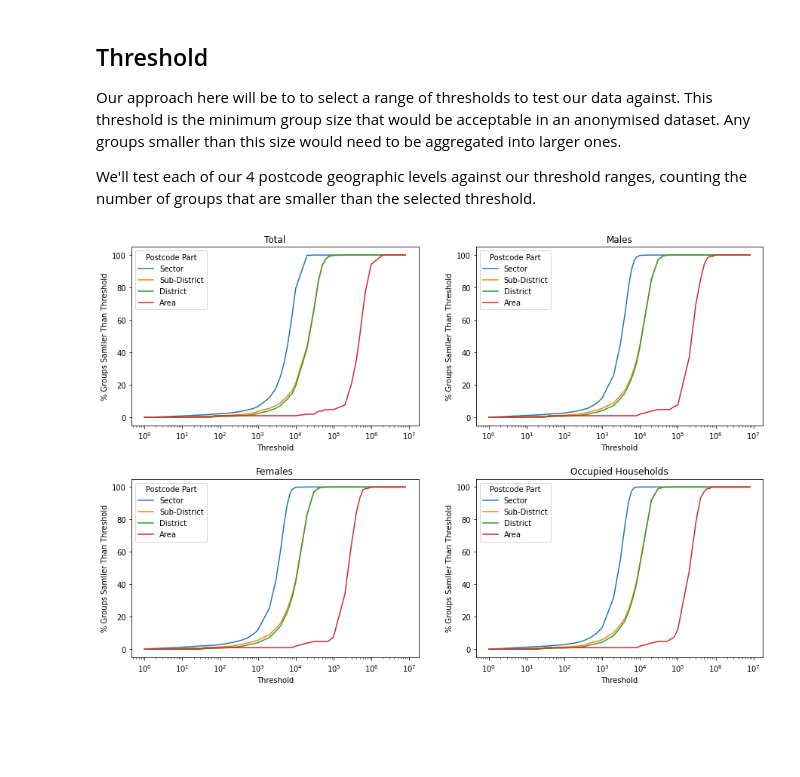
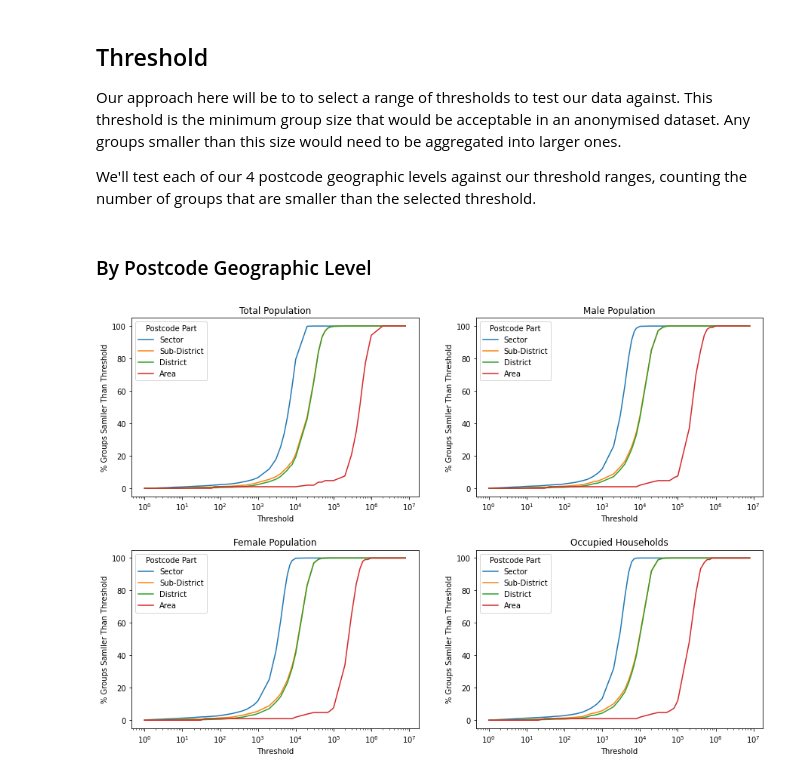
Before and after one commit to adhardy/mirador-task-sheet, a Jupyter notebook: postcode analysis/postcodes.ipynb, the cells around one changed output. Drawn from its saved outputs; the diff is of its cells as text; code cells hidden in the pictures; blank space fills up the shorter version.

```diff
--- a/postcode analysis/postcodes.ipynb
+++ b/postcode analysis/postcodes.ipynb
@@ -93,6 +93,7 @@ These represent increasingly larger geographical areas (with the smallest being
 regex_str = r"^(((([A-Z]{1,2})[0-9]{1,2})[A-Z]?)\s*[0-9])[A-Z]{2}$"
 postcode_parts = ["Sector", "Sub-District", "District", "Area"]
 df_postcodes[postcode_parts] = df_postcodes["Postcode"].str.extract(regex_str)
-df_postcodes = df_postcodes.rename(columns={"Occupied_Households":"Occupied Households"})
+#rename columns to be more descriptive
+df_postcodes = df_postcodes.rename(columns={"Occupied_Households":"Occupied Households", "Total":"Total Population", "Males":"Male Population", "Females":"Female Population"})
 df_postcodes
 # %% [output]
@@ -145,17 +146,17 @@ As a last sense check, we can plot the histograms of group sizes for each postco
 # %%
 import matplotlib.pyplot as plt
 
-metrics = ["Total", "Males", "Females", "Occupied Households"]
+populations = ["Total Population", "Male Population", "Female Population", "Occupied Households"]
 fig, axs = plt.subplots(4,4, figsize=(15,15))
 plt.subplots_adjust(wspace=0.2,
                     hspace=0.2)
 
 df_part = {}
 for i in range(0,len(postcode_parts)):
-    for j in range(0,len(metrics)):
+    for j in range(0,len(populations)):
         part = postcode_parts[i]
-        metric = metrics[j]
+        population = populations[j]
         df_part[part] = df_postcodes.groupby(by=part).sum()
-        df_part[part].hist(column=metric, layout=(1,4), ax=axs[i,j], bins=50)
-        axs[i,j].set_title(f"{part}\n{metric}")
+        df_part[part].hist(column=population, layout=(1,4), ax=axs[i,j], bins=50)
+        axs[i,j].set_title(f"{part}\n{population}")
 # %% [output]
@@ -174,40 +175,42 @@ As we have seperated each postcode into the corresponding area, district, sub-di
 Our approach here will be to to select a range of thresholds to test our data against. This threshold is the minimum group size that would be acceptable in an anonymised dataset. Any groups smaller than this size would need to be aggregated into larger ones.
 
 We'll test each of our 4 postcode geographic levels against our threshold ranges, counting the number of groups that are smaller than the selected threshold.
+# %% [markdown]
+### By Postcode Geographic Level
 # %%
 #generate thresholds
 thresholds = (i*10**exp for exp in range(0,7) for i in range(1,9))
 threshold_count = []
 
-#test each post code part and count the number of groups smaller than the threshold for each metric (Total, Males, Females, Housing)
+#test each post code part and count the number of groups smaller than the threshold for each population (Total, Males, Females, Housing)
 for threshold in thresholds:
     for part in postcode_parts:
-        for metric in metrics:
-            s_count = df_part[part][metric][df_part[part][metric].sort_values() < threshold]
-            threshold_count.append({"part":part, "threshold":threshold, "metric":metric, "Groups Below Threshold #":s_count.count() , "Groups Below Threshold %":(s_count.count()/df_part[part]["Total"].count())*100})
+        for population in populations:
+            s_count = df_part[part][population][df_part[part][population].sort_values() < threshold]
+            threshold_count.append({"part":part, "threshold":threshold, "population":population, "Groups Below Threshold #":s_count.count() , "Groups Below Threshold %":(s_count.count()/df_part[part][population].count())*100})
 
 #store as a dataframe
 df_threshold_group_count = pd.DataFrame.from_dict(threshold_count)
 
 #re-arrange the data so that is suitable for plotting
-df_threshold_group_count_pivot = df_threshold_group_count.pivot(index=["threshold"], columns=["metric", "part"])
+df_threshold_group_count_pivot = df_threshold_group_count.pivot(index=["threshold"], columns=["population", "part"])
 # %%
 import warnings
 # suppress some warnings
 # deprecated matplotlib feature built in to pandas, can't do anything about this
 warnings.filterwarnings('ignore', module="pandas", lineno=400)
 # performance warning, not worried for this
 warnings.filterwarnings('ignore', module="IPython", lineno=2894)
 
 fig, axs = plt.subplots(2,2, figsize=(15,10))
 plt.subplots_adjust(wspace=0.2,
                     hspace=0.3)
 
 coords = ((0,0),(0,1),(1,0),(1,1))
 
-#for each metric, plot the number of groups smaller than the threshold
+#for each population, plot the number of groups smaller than the threshold
 for i in range (0,4):
-    df_threshold_group_count_pivot[("Groups Below Threshold %", metrics[i])].plot(logx=True, xlabel="Threshold", ylabel=r"% Groups Samller Than Threshold", title=metrics[i], ax=axs[coords[i]])
+    df_threshold_group_count_pivot[("Groups Below Threshold %", populations[i])].plot(logx=True, xlabel="Threshold", ylabel=r"% Groups Samller Than Threshold", title=populations[i], ax=axs[coords[i]])
     axs[coords[i]].legend(title="Postcode Part")
 # %% [output]
-[figure, old version]
+[figure, new version]
```
Also changed, not shown: parts of 6 cells of this notebook.
